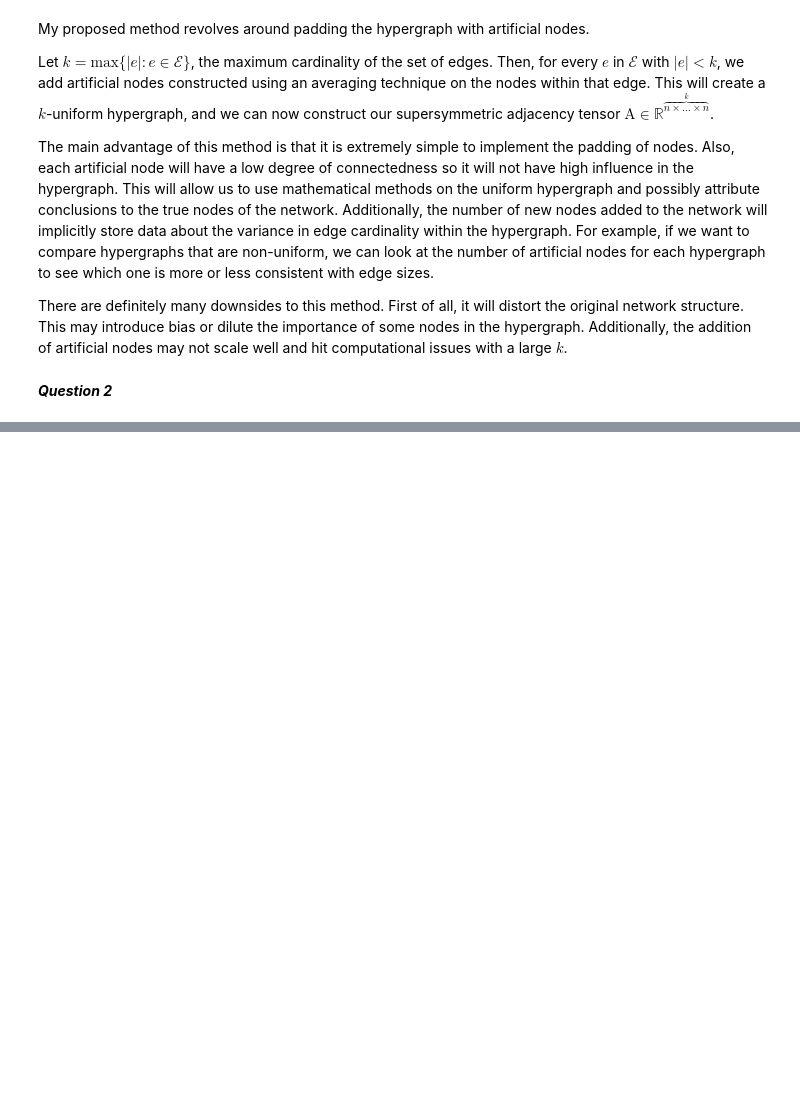
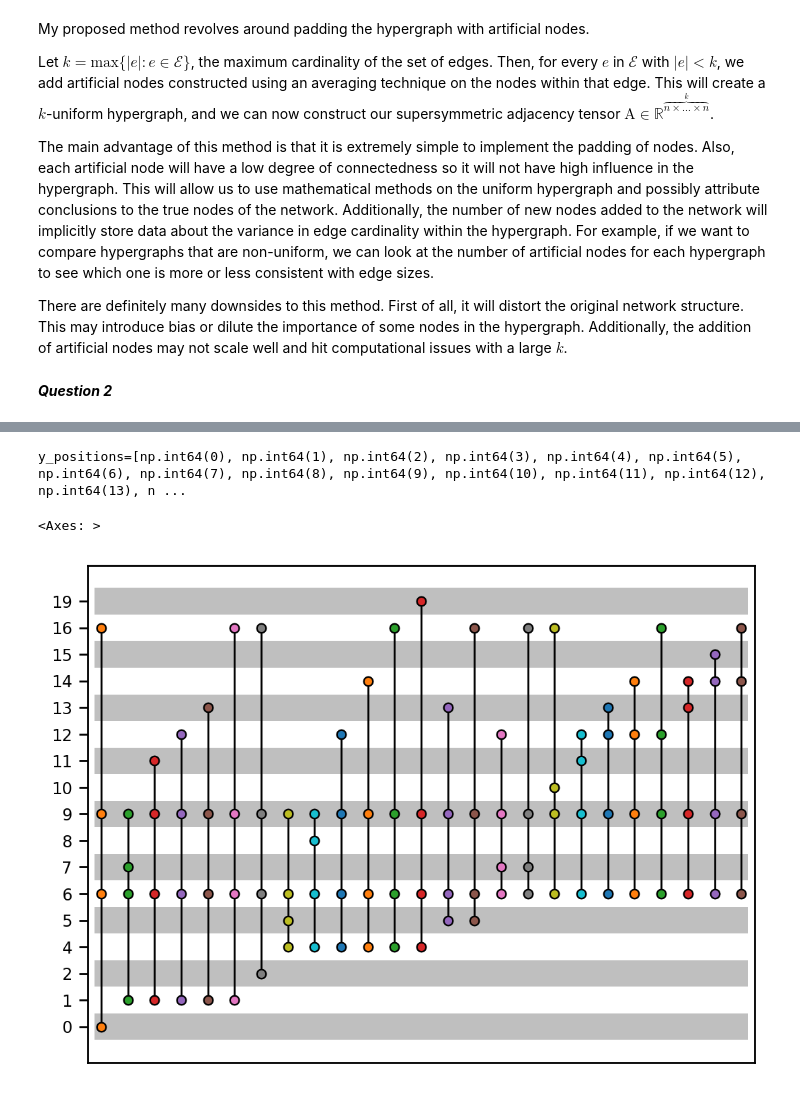
Before and after one commit to BenTward/STATS-547, a Jupyter notebook: ProblemSet4/Homework 4.ipynb, the cells around one changed output, grey strips where cells are left out. Saved outputs shown, nothing was run; the diff lists cells and outputs as text; code cells hidden in the pictures; blank space fills up the shorter version.

```diff
--- a/ProblemSet4/Homework 4.ipynb
+++ b/ProblemSet4/Homework 4.ipynb
@@ -36,0 +46,8 @@ for mtype in ['Drezner', 'Wang', 'Taylor']:
+# %%
+# 4 way
+HG = Hypergraph(edge_list[1])
+draw.incidence_plot(HG, node_labels = 'Names')
+# %% [output]
+y_positions=[np.int64(0), np.int64(1), np.int64(2), np.int64(3), np.int64(4), np.int64(5), np.int64(6), np.int64(7), np.int64(8), np.int64(9), np.int64(10), np.int64(11), np.int64(12), np.int64(13), n ...
+<Axes: >
+[figure, added]
```
Also changed, not shown: parts of 7 cells of this notebook, 1 other file.
